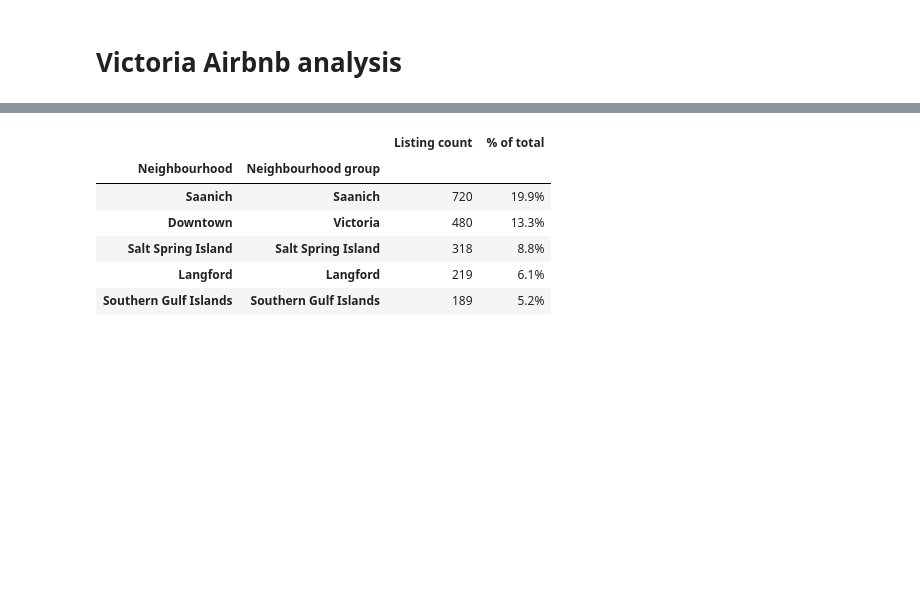
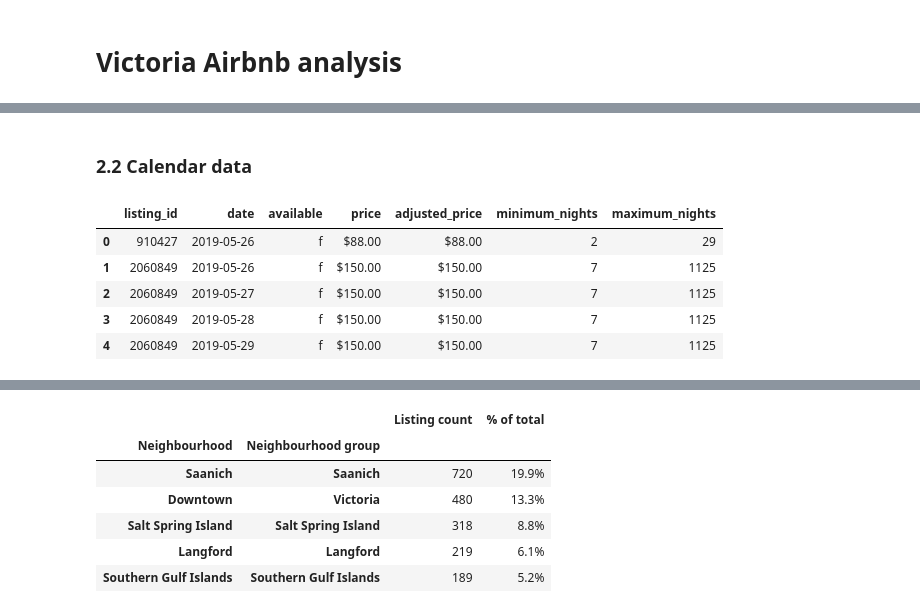
Before and after one commit to tuanchris/airbnb_victoria, a Jupyter notebook: notebooks/Victoria Airbnb analysis.ipynb, the cells around one changed output, grey strips where cells are left out. Saved outputs shown, nothing was run; the diff lists cells and outputs as text; code cells hidden in the pictures; blank space fills up the shorter version.

```diff
--- a/notebooks/Victoria Airbnb analysis.ipynb
+++ b/notebooks/Victoria Airbnb analysis.ipynb
@@ -60,0 +164,13 @@ def drop_columns(df,cols):
+# %% [markdown]
+### 2.2 Calendar data
+# %%
+# Get and preview calendar data file
+calendar = pd.read_csv('../data/victoria/calendar.csv')
+calendar.head()
+# %% [output]
+|  | listing_id | date | available | price | adjusted_price | minimum_nights | maximum_nights |
+| 0 | 910427 | 2019-05-26 | f | $88.00 | $88.00 | 2 | 29 |
+| 1 | 2060849 | 2019-05-26 | f | $150.00 | $150.00 | 7 | 1125 |
+| 2 | 2060849 | 2019-05-27 | f | $150.00 | $150.00 | 7 | 1125 |
+| 3 | 2060849 | 2019-05-28 | f | $150.00 | $150.00 | 7 | 1125 |
+| 4 | 2060849 | 2019-05-29 | f | $150.00 | $150.00 | 7 | 1125 |
```
Also changed, not shown: parts of 41 cells of this notebook, 1 other file.
